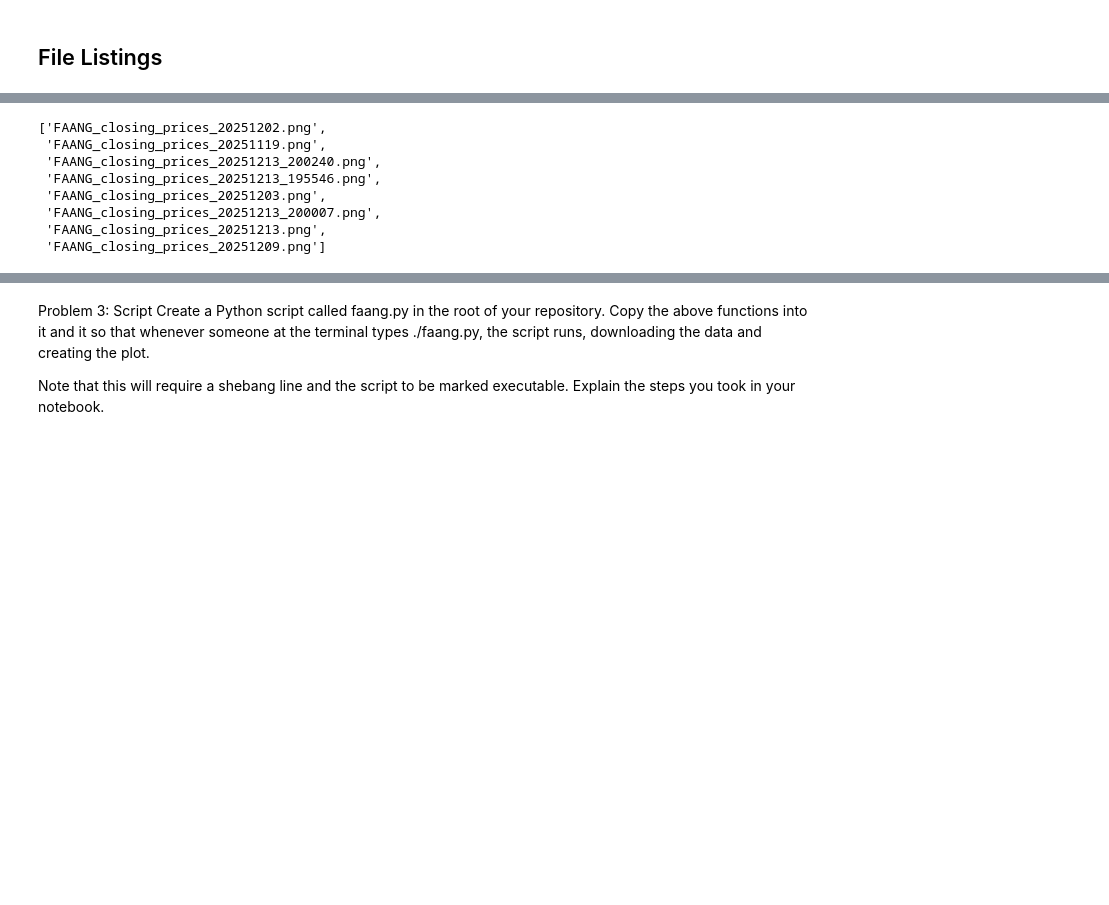
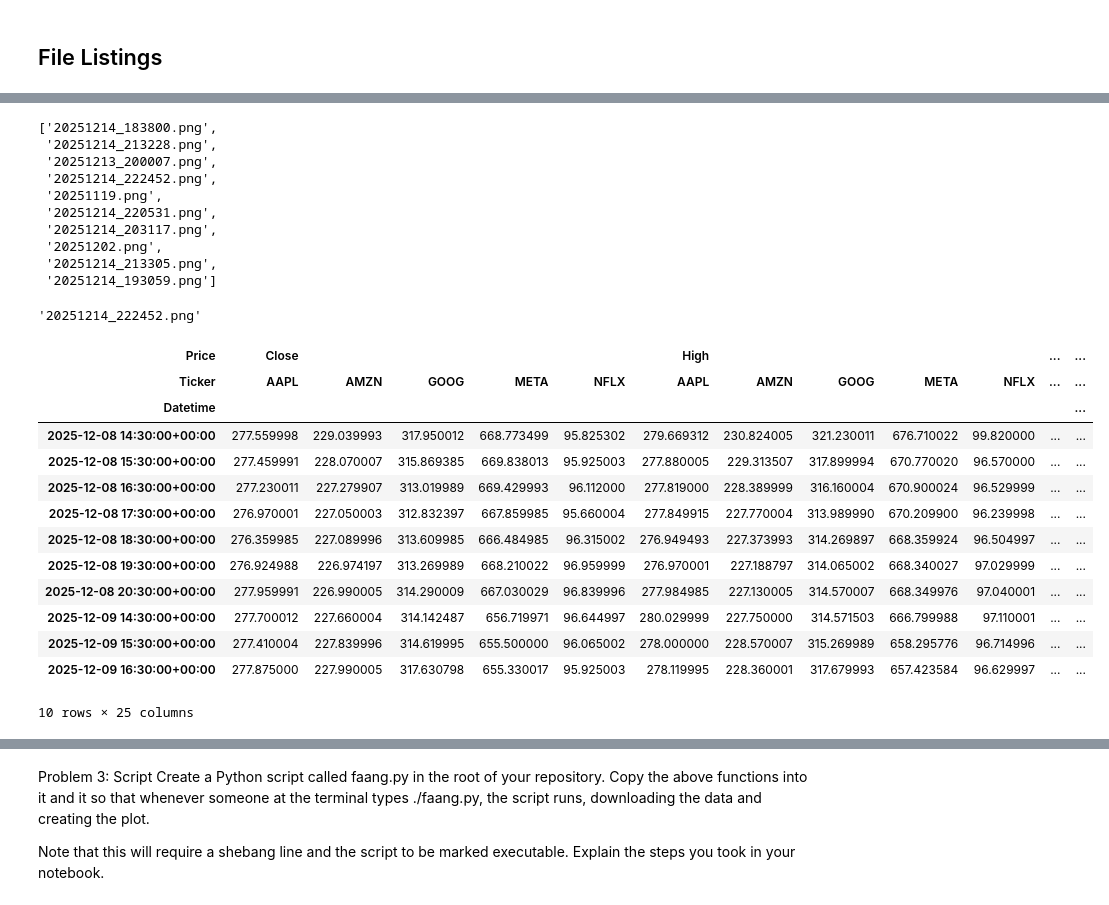
Before and after one commit to marianemcgrath/comp_infrastructure_assessment, a Jupyter notebook: problems.ipynb, the cells around one changed output, grey strips where cells are left out. Cells and saved outputs as stored; diff of their text form; code cells hidden in the pictures; blank space fills up the shorter version.

```diff
--- a/problems.ipynb
+++ b/problems.ipynb
@@ -204,12 +202,49 @@ data_files[0]
 # %%
 # Listing files in a folder
 os.listdir('plots/')
+
+# List files in the data folder
+plot_files =os.listdir('plots/')
+
+# Show the list of files
+plot_files[:10]
 # %% [output]
-['FAANG_closing_prices_20251202.png',
- 'FAANG_closing_prices_20251119.png',
- 'FAANG_closing_prices_20251213_200240.png',
- 'FAANG_closing_prices_20251213_195546.png',
- 'FAANG_closing_prices_20251203.png',
- 'FAANG_closing_prices_20251213_200007.png',
- 'FAANG_closing_prices_20251213.png',
- 'FAANG_closing_prices_20251209.png']
+['20251214_183800.png',
+ '20251214_213228.png',
+ '20251213_200007.png',
+ '20251214_222452.png',
+ '20251119.png',
+ '20251214_220531.png',
+ '20251214_203117.png',
+ '20251202.png',
+ '20251214_213305.png',
+ '20251214_193059.png']
+# %%
+# Sort the plot files
+plot_files.sort(reverse=True)
+
+# Display the most recent file
+plot_files[0]
+# %% [output]
+'20251214_222452.png'
+# %%
+# Reading the files
+df = pd.read_csv(f'data/{data_files[0]}', header=[0, 1], index_col=0, parse_dates=True)
+
+# Show
+df.head(10)
+# %% [output]
+| Price | Close |  |  |  |  | High |  |  |  |  | ... | ... |
+| Ticker | AAPL | AMZN | GOOG | META | NFLX | AAPL | AMZN | GOOG | META | NFLX | ... | ... |
+| Datetime |  |  |  |  |  |  |  |  |  |  |  | ... |
+| 2025-12-08 14:30:00+00:00 | 277.559998 | 229.039993 | 317.950012 | 668.773499 | 95.825302 | 279.669312 | 230.824005 | 321.230011 | 676.710022 | 99.820000 | ... | ... |
+| 2025-12-08 15:30:00+00:00 | 277.459991 | 228.070007 | 315.869385 | 669.838013 | 95.925003 | 277.880005 | 229.313507 | 317.899994 | 670.770020 | 96.570000 | ... | ... |
+| 2025-12-08 16:30:00+00:00 | 277.230011 | 227.279907 | 313.019989 | 669.429993 | 96.112000 | 277.819000 | 228.389999 | 316.160004 | 670.900024 | 96.529999 | ... | ... |
+| 2025-12-08 17:30:00+00:00 | 276.970001 | 227.050003 | 312.832397 | 667.859985 | 95.660004 | 277.849915 | 227.770004 | 313.989990 | 670.209900 | 96.239998 | ... | ... |
+| 2025-12-08 18:30:00+00:00 | 276.359985 | 227.089996 | 313.609985 | 666.484985 | 96.315002 | 276.949493 | 227.373993 | 314.269897 | 668.359924 | 96.504997 | ... | ... |
+| 2025-12-08 19:30:00+00:00 | 276.924988 | 226.974197 | 313.269989 | 668.210022 | 96.959999 | 276.970001 | 227.188797 | 314.065002 | 668.340027 | 97.029999 | ... | ... |
+| 2025-12-08 20:30:00+00:00 | 277.959991 | 226.990005 | 314.290009 | 667.030029 | 96.839996 | 277.984985 | 227.130005 | 314.570007 | 668.349976 | 97.040001 | ... | ... |
+| 2025-12-09 14:30:00+00:00 | 277.700012 | 227.660004 | 314.142487 | 656.719971 | 96.644997 | 280.029999 | 227.750000 | 314.571503 | 666.799988 | 97.110001 | ... | ... |
+| 2025-12-09 15:30:00+00:00 | 277.410004 | 227.839996 | 314.619995 | 655.500000 | 96.065002 | 278.000000 | 228.570007 | 315.269989 | 658.295776 | 96.714996 | ... | ... |
+| 2025-12-09 16:30:00+00:00 | 277.875000 | 227.990005 | 317.630798 | 655.330017 | 95.925003 | 278.119995 | 228.360001 | 317.679993 | 657.423584 | 96.629997 | ... | ... |
+10 rows × 25 columns
```
Also changed, not shown: parts of 7 cells of this notebook, 34 other files.
